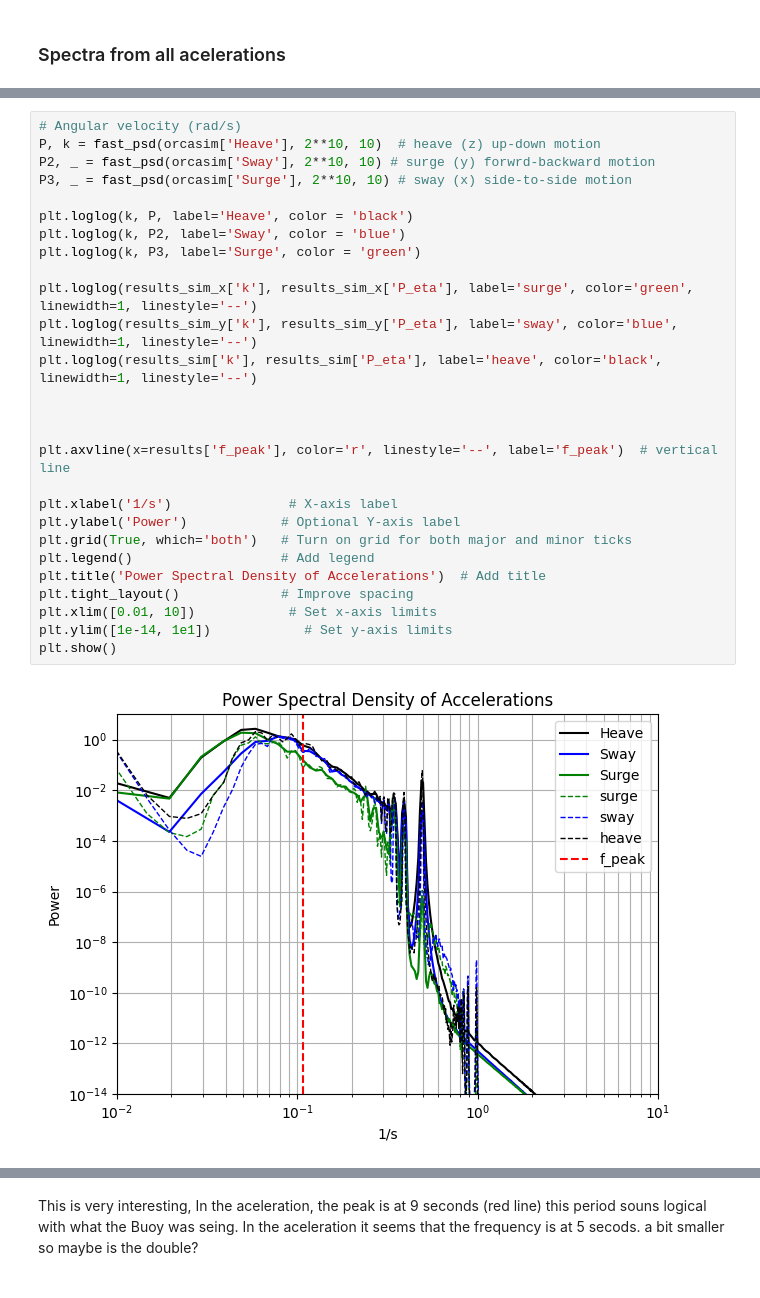
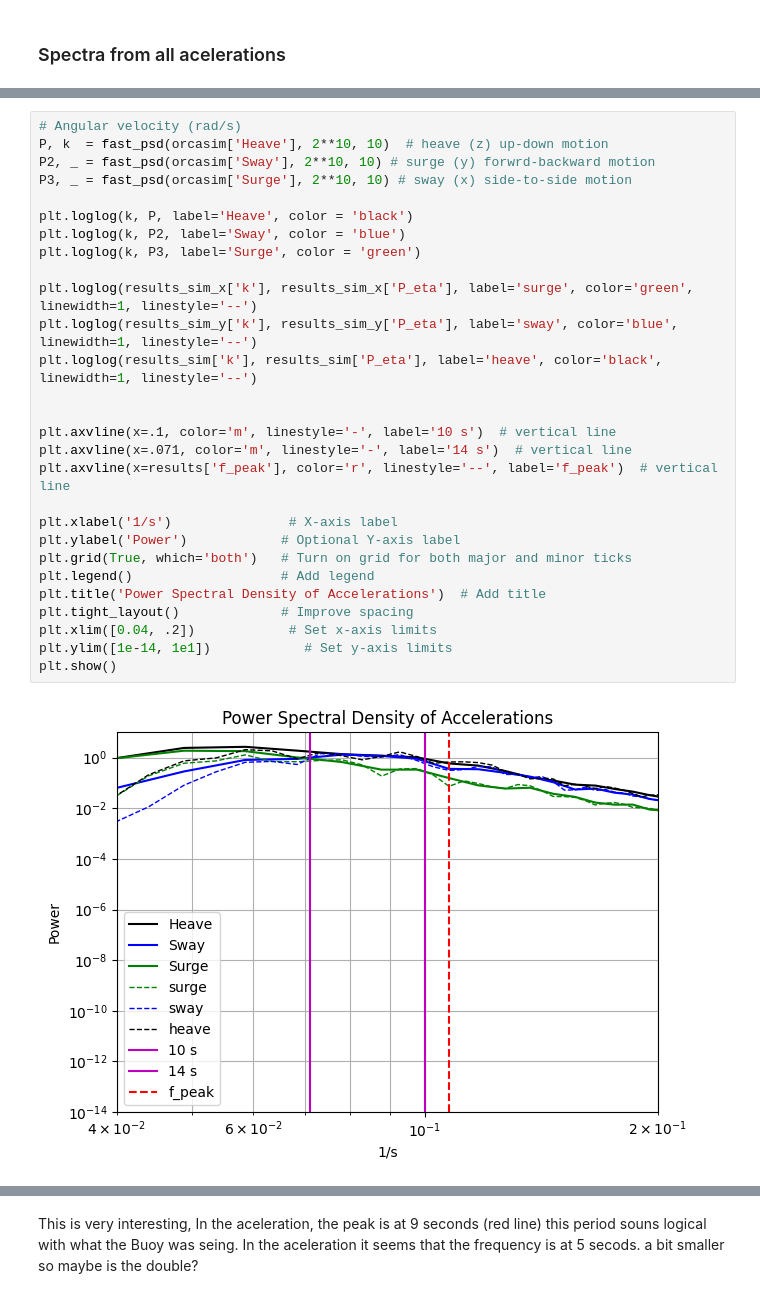
Before and after one commit to alesss42/glider_wave, a Jupyter notebook: Analysis/Python_workbook.ipynb, the cells around one changed output, grey strips where cells are left out. Cells and saved outputs as stored; diff of their text form.

```diff
--- a/Analysis/Python_workbook.ipynb
+++ b/Analysis/Python_workbook.ipynb
@@ -196,29 +227,30 @@ plt.show()
 # %%
 # Angular velocity (rad/s)
-P, k = fast_psd(orcasim['Heave'], 2**10, 10)  # heave (z) up-down motion
+P, k  = fast_psd(orcasim['Heave'], 2**10, 10)  # heave (z) up-down motion
 P2, _ = fast_psd(orcasim['Sway'], 2**10, 10) # surge (y) forwrd-backward motion
 P3, _ = fast_psd(orcasim['Surge'], 2**10, 10) # sway (x) side-to-side motion
 
 plt.loglog(k, P, label='Heave', color = 'black')
 plt.loglog(k, P2, label='Sway', color = 'blue')
 plt.loglog(k, P3, label='Surge', color = 'green')
 
 plt.loglog(results_sim_x['k'], results_sim_x['P_eta'], label='surge', color='green', linewidth=1, linestyle='--')
 plt.loglog(results_sim_y['k'], results_sim_y['P_eta'], label='sway', color='blue', linewidth=1, linestyle='--')
 plt.loglog(results_sim['k'], results_sim['P_eta'], label='heave', color='black', linewidth=1, linestyle='--')
 
 
-
+plt.axvline(x=.1, color='m', linestyle='-', label='10 s')  # vertical line
+plt.axvline(x=.071, color='m', linestyle='-', label='14 s')  # vertical line
 plt.axvline(x=results['f_peak'], color='r', linestyle='--', label='f_peak')  # vertical line
 
 plt.xlabel('1/s')               # X-axis label
 plt.ylabel('Power')            # Optional Y-axis label
 plt.grid(True, which='both')   # Turn on grid for both major and minor ticks
 plt.legend()                   # Add legend
 plt.title('Power Spectral Density of Accelerations')  # Add title
 plt.tight_layout()             # Improve spacing
-plt.xlim([0.01, 10])            # Set x-axis limits
+plt.xlim([0.04, .2])            # Set x-axis limits
 plt.ylim([1e-14, 1e1])            # Set y-axis limits
 plt.show()
 # %% [output]
-[figure, old version]
+[figure, new version]
```
Also changed, not shown: parts of 62 cells of this notebook, 2 other files.
